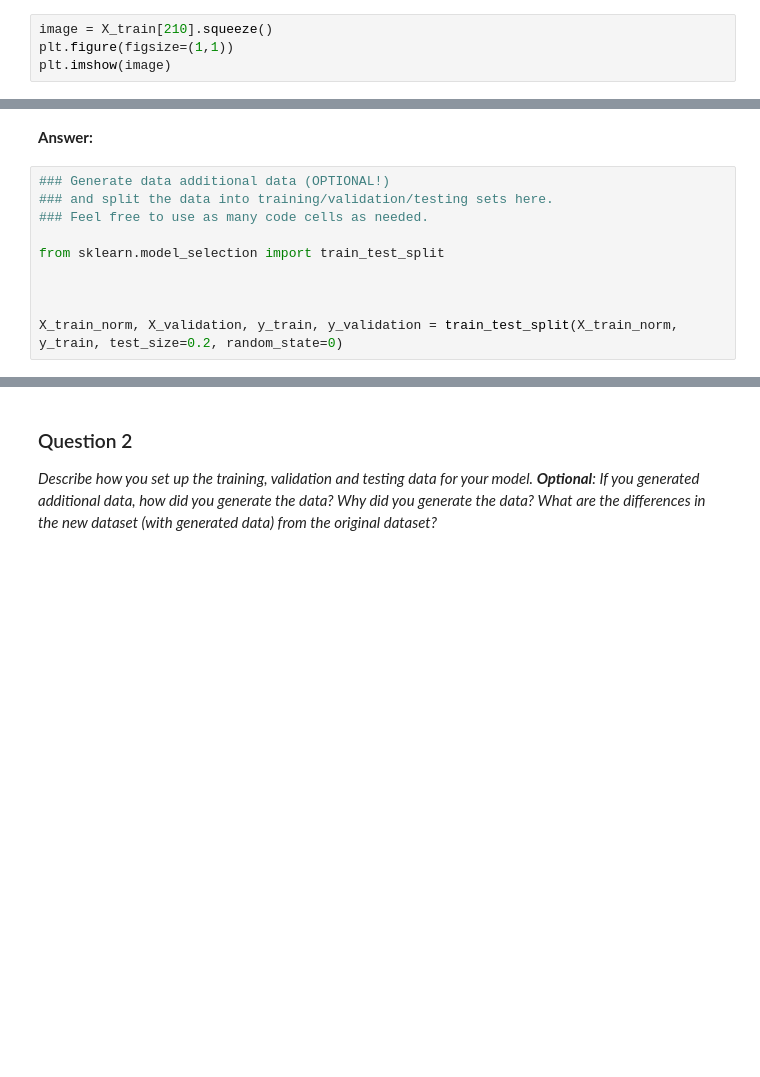
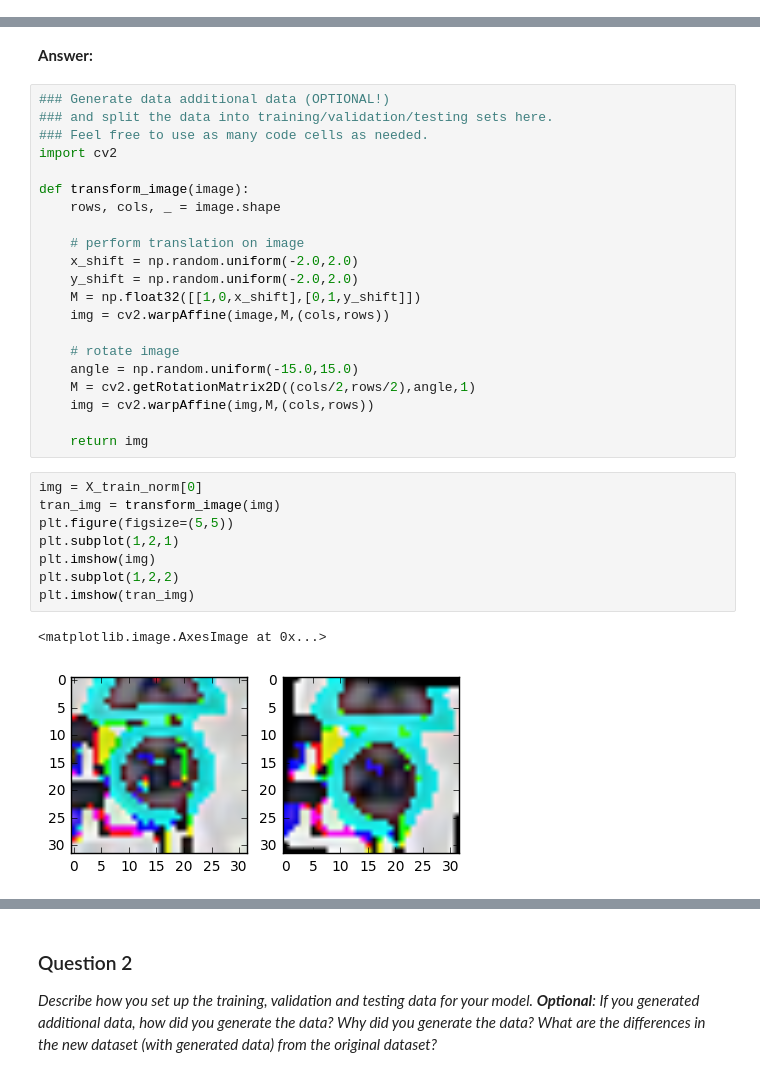
Before and after one commit to ncondo/CarND-Traffic-Sign-Classifier-Project, a Jupyter notebook: Traffic_Sign_Classifier_Sermanet.ipynb, the cells around one changed output, grey strips where cells are left out. Saved outputs shown, nothing was run; the diff lists cells and outputs as text; blank space fills up the shorter version.

Commit message:
Create additional data

```diff
--- a/Traffic_Sign_Classifier_Sermanet.ipynb
+++ b/Traffic_Sign_Classifier_Sermanet.ipynb
@@ -92,4 +92,0 @@ print(y_train[index])
-# %%
-image = X_train[210].squeeze()
-plt.figure(figsize=(1,1))
-plt.imshow(image)
@@ -175,13 +165,35 @@ Number of classes = 43
 _Describe how you preprocessed the data. Why did you choose that technique?_
 # %% [markdown]
 **Answer:**
-# %%
-### Generate data additional data (OPTIONAL!)
-### and split the data into training/validation/testing sets here.
-### Feel free to use as many code cells as needed.
-
-from sklearn.model_selection import train_test_split
-
-
-
-X_train_norm, X_validation, y_train, y_validation = train_test_split(X_train_norm, y_train, test_size=0.2, random_state=0)
+# %%
+### Generate data additional data (OPTIONAL!)
+### and split the data into training/validation/testing sets here.
+### Feel free to use as many code cells as needed.
+import cv2
+
+def transform_image(image):
+    rows, cols, _ = image.shape
+
+    # perform translation on image
+    x_shift = np.random.uniform(-2.0,2.0)
+    y_shift = np.random.uniform(-2.0,2.0)
+    M = np.float32([[1,0,x_shift],[0,1,y_shift]])
+    img = cv2.warpAffine(image,M,(cols,rows))
+
+    # rotate image
+    angle = np.random.uniform(-15.0,15.0)
+    M = cv2.getRotationMatrix2D((cols/2,rows/2),angle,1)
+    img = cv2.warpAffine(img,M,(cols,rows))
+
+    return img
+# %%
+img = X_train_norm[0]
+tran_img = transform_image(img)
+plt.figure(figsize=(5,5))
+plt.subplot(1,2,1)
+plt.imshow(img)
+plt.subplot(1,2,2)
+plt.imshow(tran_img)
+# %% [output]
+<matplotlib.image.AxesImage at 0x...>
+[figure, added]
```
Also changed, not shown: parts of 11 cells of this notebook, 3 other files.
